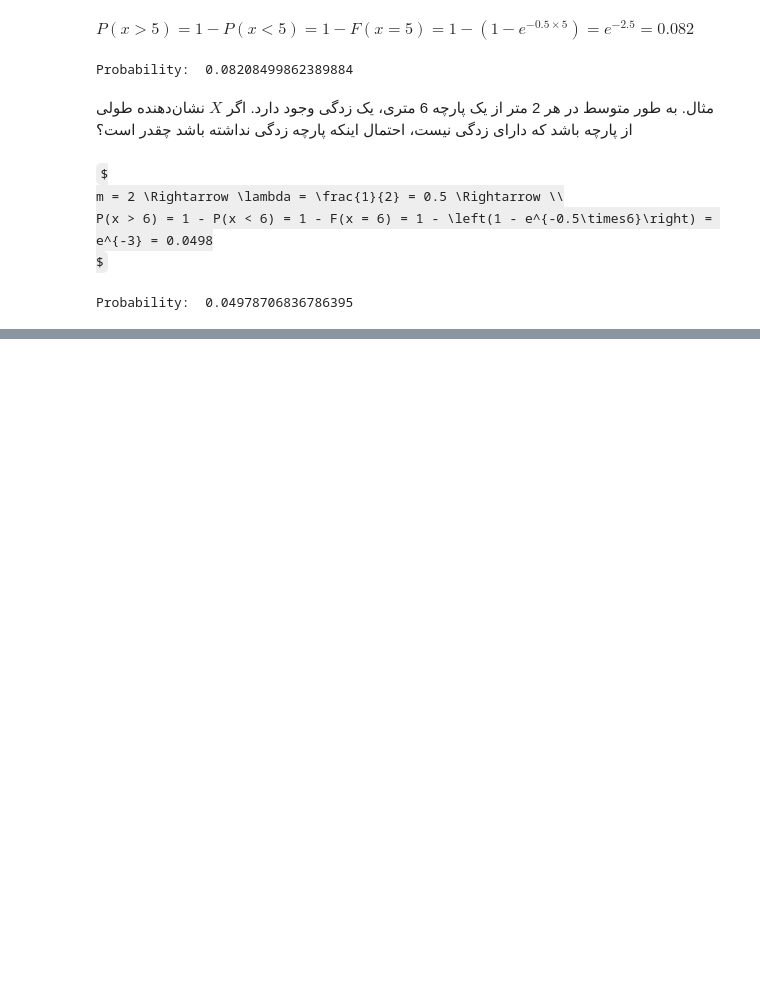
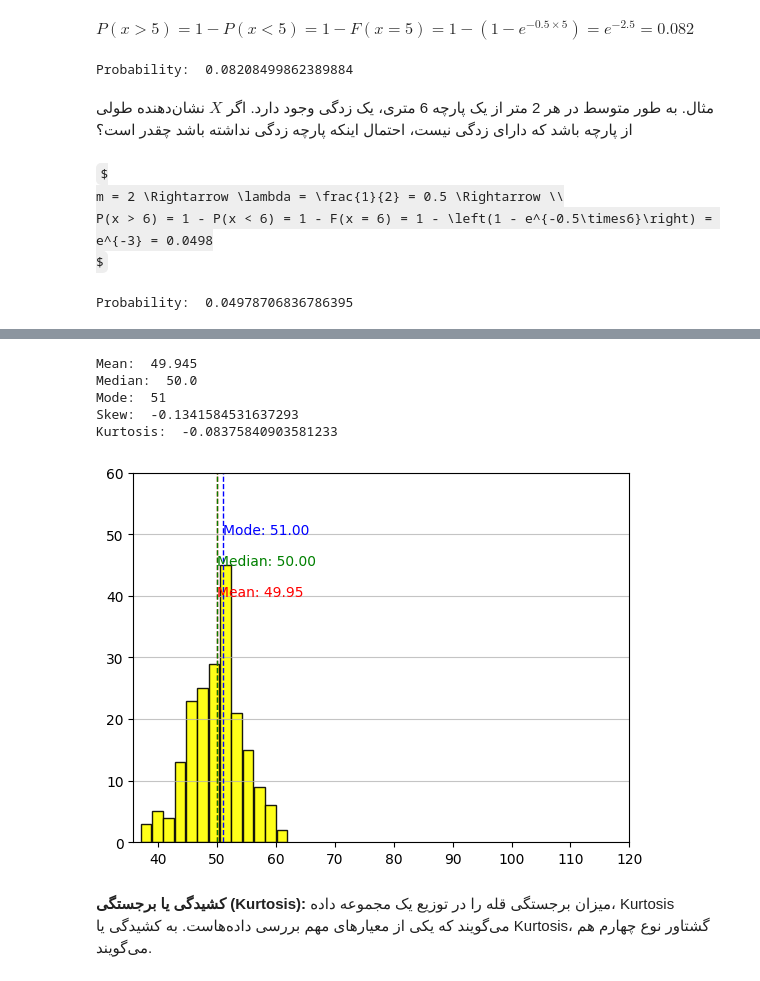
Before and after one commit to aghababaei-alireza/AI_Darsman, a Jupyter notebook: Semester 4 - Statistics and Probability/Learn/Part3-RandomVariablesAndDistributions.ipynb, the cells around one changed output, grey strips where cells are left out. Saved outputs shown, nothing was run; the diff lists cells and outputs as text; code cells hidden in the pictures; some formulas as TeX source; blank space fills up the shorter version.

```diff
--- a/Semester 4 - Statistics and Probability/Learn/Part3-RandomVariablesAndDistributions.ipynb
+++ b/Semester 4 - Statistics and Probability/Learn/Part3-RandomVariablesAndDistributions.ipynb
@@ -1511,0 +1609,4 @@ Probability:  0.04978706836786395
+# %%
+# Binomial Descrete Random Variable
+data = stats.binom.rvs(size=200, p=0.5, n=100, loc=0)
+data
@@ -1511,0 +1626,39 @@ Probability:  0.04978706836786395
+# %%
+mean = np.mean(data)
+median = np.median(data)
+mode = stats.mode(data)[0]
+skew = stats.skew(data)
+kurtosis = stats.kurtosis(data)
+
+print("Mean: ", mean)
+print("Median: ", median)
+print("Mode: ", mode)
+print("Skew: ", skew)
+print("Kurtosis: ", kurtosis)
+# %% [output]
+Mean:  49.945
+Median:  50.0
+Mode:  51
+Skew:  -0.1341584531637293
+Kurtosis:  -0.08375840903581233
+# %%
+plt.hist(x=data, bins='auto', alpha=0.9, rwidth=0.95, facecolor='yellow', edgecolor='black')
+
+plt.axvline(mean, color='r', linestyle='dashed', linewidth=1)
+plt.axvline(median, color='g', linestyle='dashed', linewidth=1)
+plt.axvline(mode, color='b', linestyle='dashed', linewidth=1)
+
+plt.text(mean, 40, f'Mean: {mean:.2f}', color='r')
+plt.text(median, 45, f'Median: {median:.2f}', color='g')
+plt.text(mode, 50, f'Mode: {mode:.2f}', color='b')
+
+plt.grid(axis='y', alpha=0.75)
+plt.ylim(ymax=60)
+plt.xlim(xmax=120)
+plt.show()
+# %% [output]
+[figure, added]
+# %% [markdown]
+<p style = "font-family:B Nazanin;">
+        <b>کشیدگی یا برجستگی (Kurtosis):</b> میزان برجستگی قله را در توزیع یک مجموعه داده، Kurtosis می‌گویند که یکی از معیارهای مهم بررسی داده‌هاست. به کشیدگی یا Kurtosis، گشتاور نوع چهارم هم می‌گویند.
+</p>
```
Also changed, not shown: parts of 39 cells of this notebook, 10 other files.
